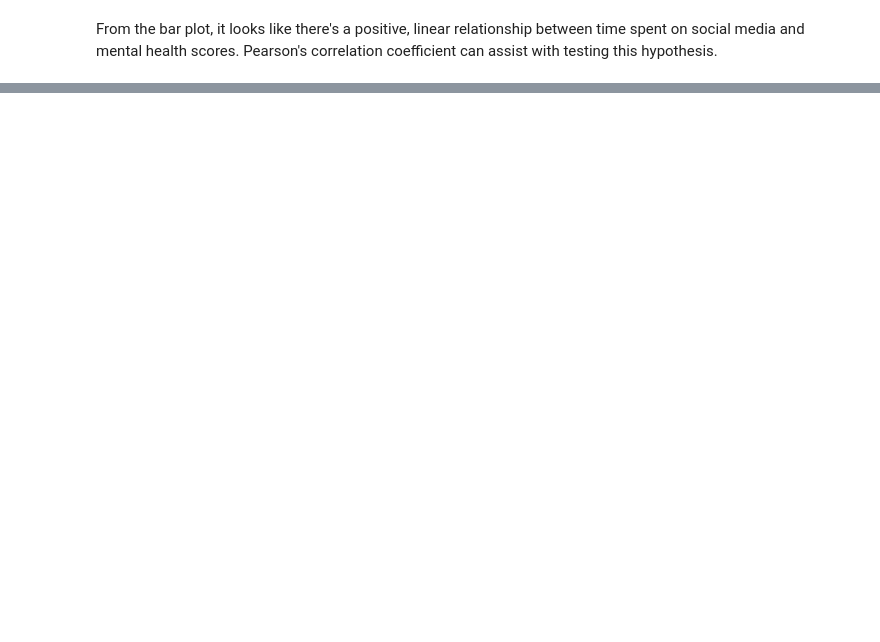
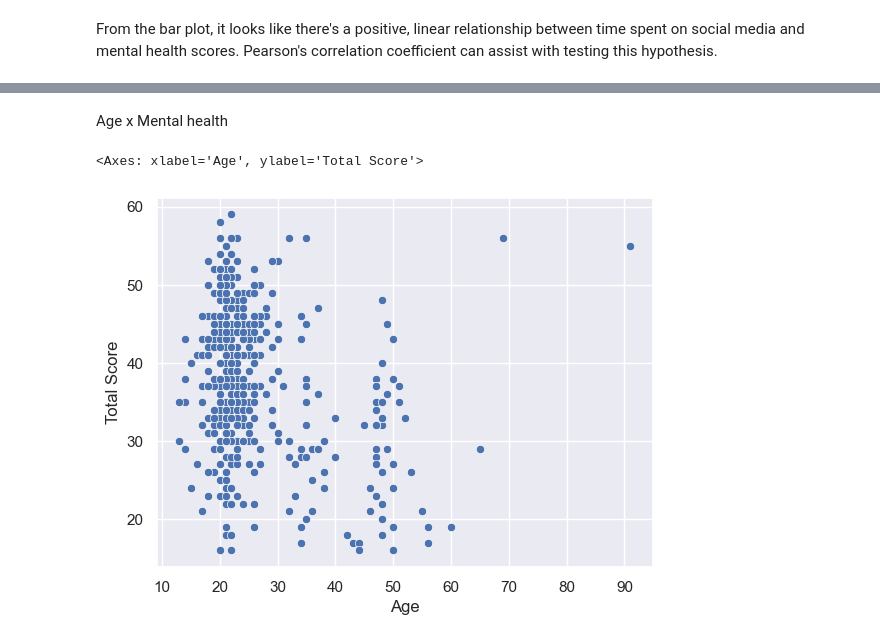
Before and after one commit to allygee/smmh_project, a Jupyter notebook: Social Media Mental Heallth Notebook.ipynb, the cells around one changed output, grey strips where cells are left out. Drawn from its saved outputs; the diff is of its cells as text; code cells hidden in the pictures; blank space fills up the shorter version.

```diff
--- a/Social Media Mental Heallth Notebook.ipynb
+++ b/Social Media Mental Heallth Notebook.ipynb
@@ -313,0 +337,7 @@ So there's a positive correlation between social media usage (in hours) and ment
+# %% [markdown]
+Age x Mental health
+# %%
+sns.scatterplot(data=data, x=data['Age'], y=data['Total Score'])
+# %% [output]
+<Axes: xlabel='Age', ylabel='Total Score'>
+[figure, added]
```
Also changed, not shown: parts of 14 cells of this notebook.
